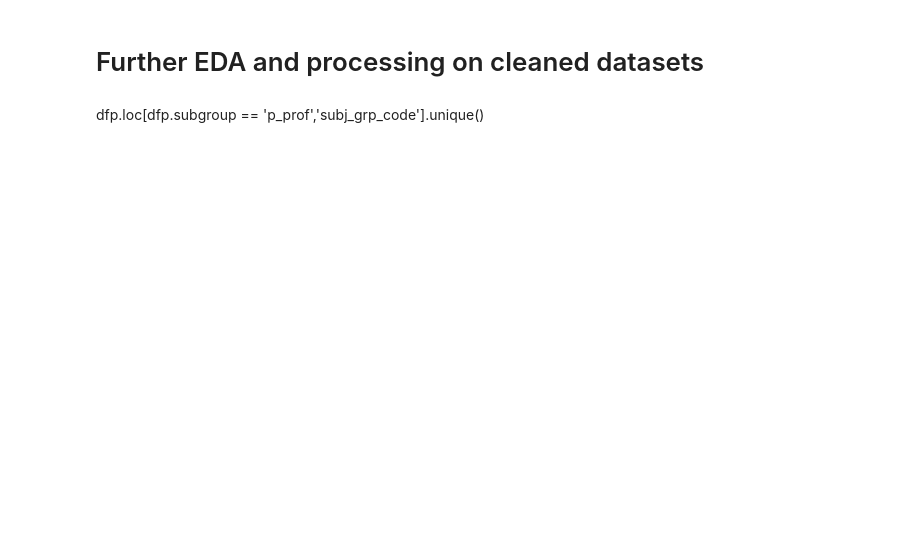
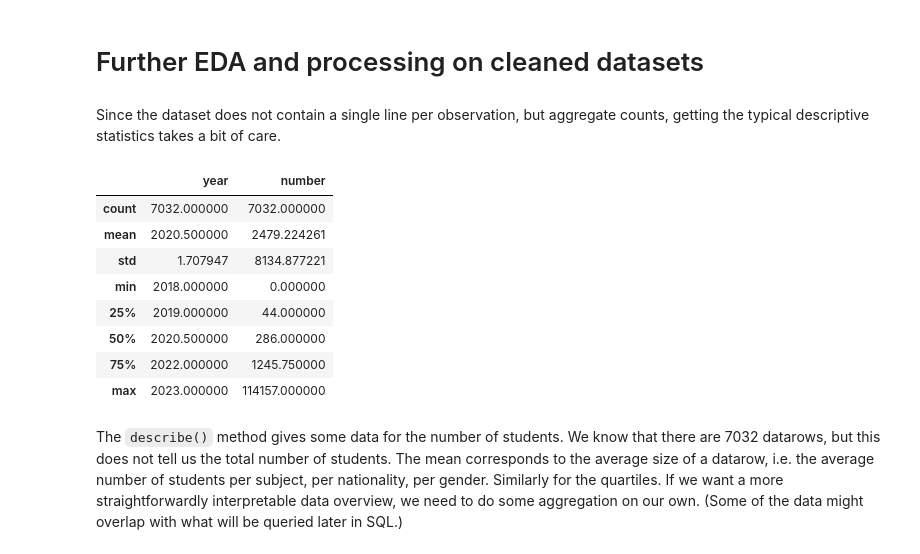
Before and after one commit to gfkpth/project-2-eda-sql, a Jupyter notebook: core_EDA.ipynb, the cells around one changed output. Cells and saved outputs as stored; diff of their text form; code cells hidden in the pictures; blank space fills up the shorter version.

```diff
--- a/core_EDA.ipynb
+++ b/core_EDA.ipynb
@@ -430,6 +691,19 @@ dfp.loc[dfp.subgroup == 'p_prof','subj_grp_code'].unique()
 # %% [markdown]
 # Further EDA and processing on cleaned datasets
+# %% [markdown]
+Since the dataset does not contain a single line per observation, but aggregate counts, getting the typical descriptive statistics takes a bit of care.
 # %%
-st_all.describe()
+# we can ignore the stats for year
+df_s.describe()
+# %% [output]
+|  | year | number |
+| count | 7032.000000 | 7032.000000 |
+| mean | 2020.500000 | 2479.224261 |
+| std | 1.707947 | 8134.877221 |
+| min | 2018.000000 | 0.000000 |
+| 25% | 2019.000000 | 44.000000 |
+| 50% | 2020.500000 | 286.000000 |
+| 75% | 2022.000000 | 1245.750000 |
+| max | 2023.000000 | 114157.000000 |
-# %% [markdown]
-dfp.loc[dfp.subgroup == 'p_prof','subj_grp_code'].unique()
+# %% [markdown]
+The `describe()` method gives some data for the number of students. We know that there are 7032 datarows, but this does not tell us the total number of students. The mean corresponds to the average size of a datarow, i.e. the average number of students per subject, per nationality, per gender. Similarly for the quartiles. If we want a more straightforwardly interpretable data overview, we need to do some aggregation on our own. (Some of the data might overlap with what will be queried later in SQL.)
```
Also changed, not shown: parts of 47 cells of this notebook, 8 other files.
